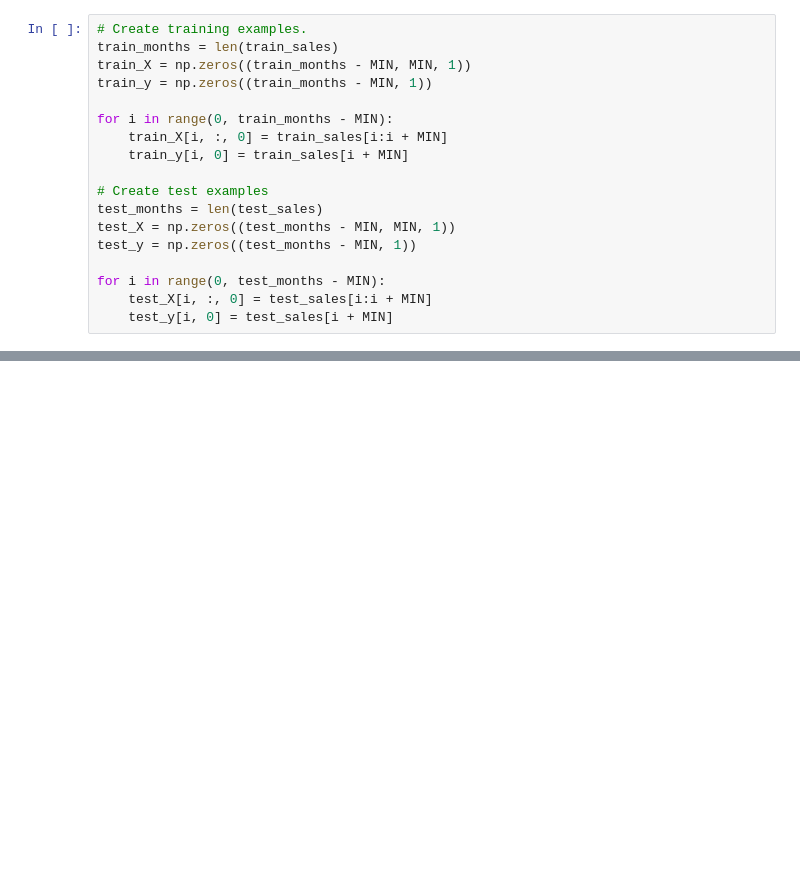
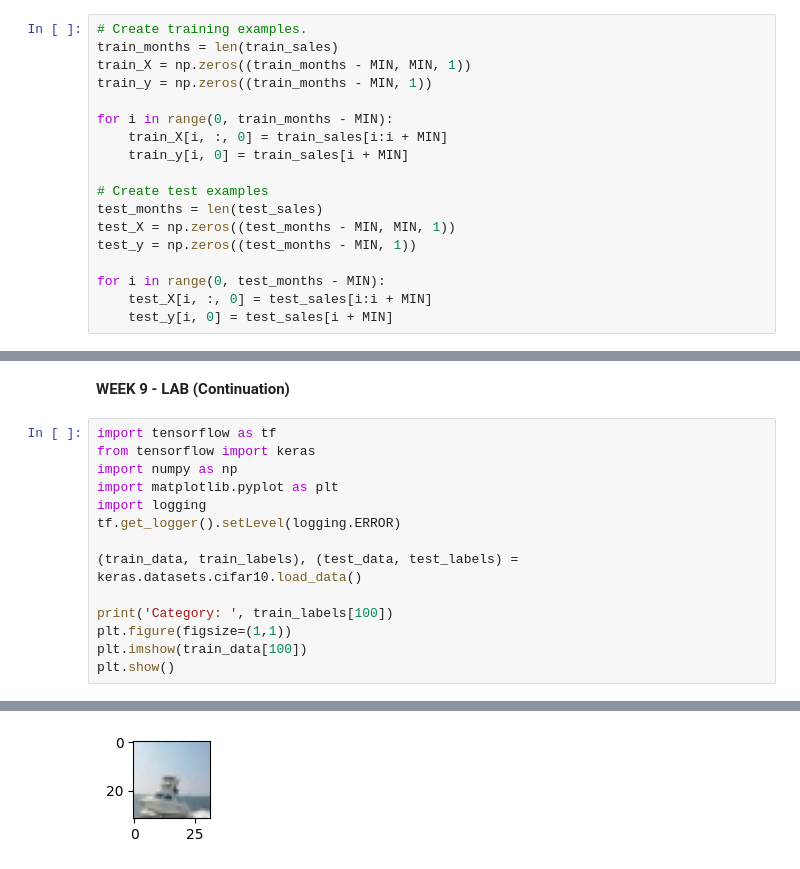
Before and after one commit to hajime-8123/AI-Application-repository, a Jupyter notebook: week9_lab&lecture.ipynb, the cells around one changed output, grey strips where cells are left out. Drawn from its saved outputs; the diff is of its cells as text; blank space fills up the shorter version.

```diff
--- a/week9_lab&lecture.ipynb
+++ b/week9_lab&lecture.ipynb
@@ -117,0 +156,17 @@ Epoch 100/100
+# %% [markdown]
+**WEEK 9 - LAB (Continuation)**
+# %%
+import tensorflow as tf
+from tensorflow import keras
+import numpy as np
+import matplotlib.pyplot as plt
+import logging
+tf.get_logger().setLevel(logging.ERROR)
+
+(train_data, train_labels), (test_data, test_labels) = keras.datasets.cifar10.load_data()
+
+print('Category: ', train_labels[100])
+plt.figure(figsize=(1,1))
+plt.imshow(train_data[100])
+plt.show()
+# %% [output]
@@ -117,0 +176 @@ Epoch 100/100
+[figure, added]
```
Also changed, not shown: parts of 10 cells of this notebook.
